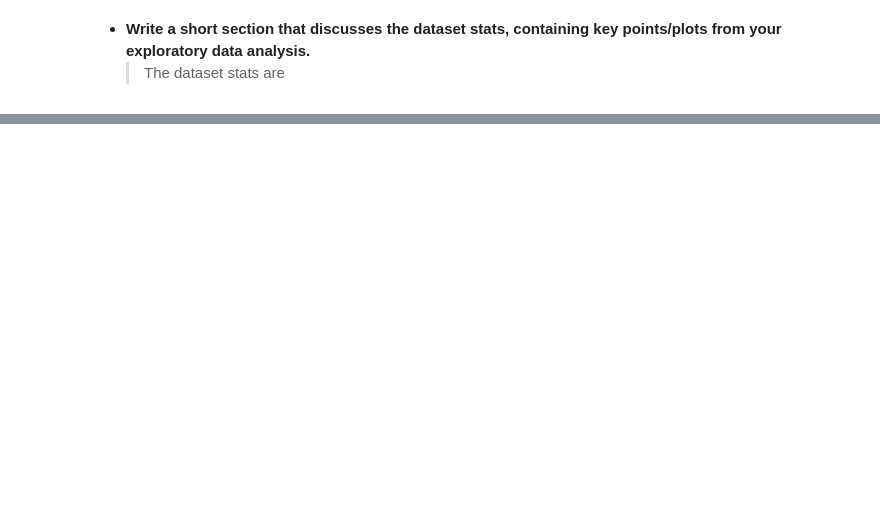
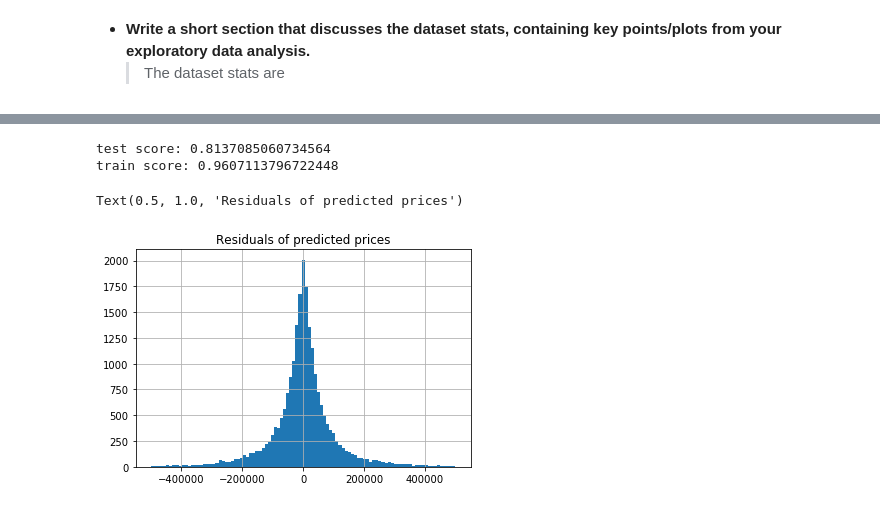
Before and after one commit to goh12/socialdataanalysis2020-finalproject, a Jupyter notebook: Explanatory/ExplainerNotebook.ipynb, the cells around one changed output, grey strips where cells are left out. Saved outputs shown, nothing was run; the diff lists cells and outputs as text; code cells hidden in the pictures; blank space fills up the shorter version.

```diff
--- a/Explanatory/ExplainerNotebook.ipynb
+++ b/Explanatory/ExplainerNotebook.ipynb
@@ -54,0 +345,29 @@ plt.show()
+# %%
+from sklearn.ensemble import RandomForestRegressor
+from sklearn.model_selection import KFold, GridSearchCV,train_test_split,cross_val_score,KFold
+from sklearn.metrics import r2_score
+X = df_clean.drop('PRICE',axis=1)
+y = df_clean.loc[:,'PRICE']
+X_train, X_test, y_train, y_test = train_test_split(X, y, test_size=0.3, random_state=42,shuffle=True)
+# %%
+reg = RandomForestRegressor(n_estimators=5)
+reg.fit(X_train,y_train)
+y_pred_test = reg.predict(X_test)
+y_pred_train = reg.predict(X_train)
+print('test score:',r2_score(y_test,y_pred_test))
+print('train score:',r2_score(y_train,y_pred_train))
+# %% [output]
+test score: 0.8137085060734564
+train score: 0.9607113796722448
+# %%
+y_pred = reg.predict(X_test)
+residuals_df = X_test.copy()
+residuals_df.loc[:,'Price'] = y_test
+residuals_df.loc[:,'Predicted price'] = y_pred
+residuals_df.loc[:,'Residuals'] = y_pred - y_test
+# %%
+residuals_df.loc[:,'Residuals'].hist(bins=np.linspace(-.5e6,.5e6,100))
+plt.title('Residuals of predicted prices')
+# %% [output]
+Text(0.5, 1.0, 'Residuals of predicted prices')
+[figure, added]
```
Also changed, not shown: parts of 55 cells of this notebook, 12 other files.
